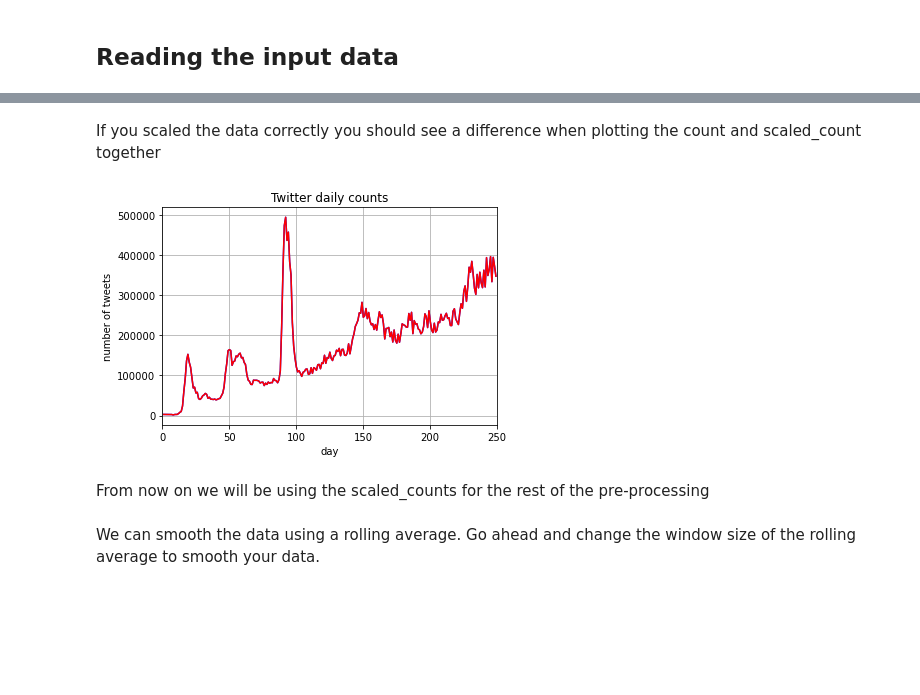
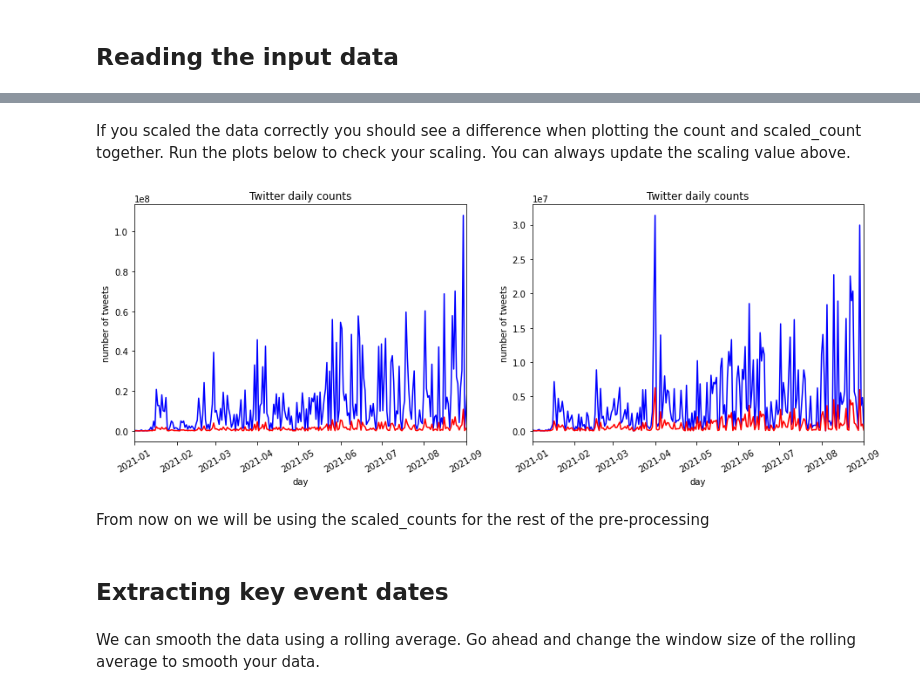
Before and after one commit to DjaziaLadjal/DS_example1, a Jupyter notebook: index.ipynb, the cells around one changed output, grey strips where cells are left out. Drawn from its saved outputs; the diff is of its cells as text; code cells hidden in the pictures; blank space fills up the shorter version.

```diff
--- a/index.ipynb
+++ b/index.ipynb
@@ -80,2 +111,0 @@ Replace in the code below the vcalue 1. by the population number in the UK.
-# %%
-twitter_counts['count_scaled']=twitter_counts['count']/1.
@@ -82,17 +121,33 @@ twitter_counts['count_scaled']=twitter_counts['count']/1.
+# %%
+twitter_counts['USA_scaled']=np.floor(twitter_counts['USA']/10.)
+twitter_counts['UK_scaled']=np.floor(twitter_counts['UK']/5.)
+twitter_counts['worldwide_scaled']=np.floor(twitter_counts['worldwide']/50.)
 # %% [markdown]
-If you scaled the data correctly you should see a difference when plotting the count and scaled_count together
+If you scaled the data correctly you should see a difference when plotting the count and scaled_count together.
+Run the plots below to check your scaling. You can always update the scaling value above.
 # %%
-fig, ax = plt.subplots()
-ax.plot(twitter_counts['day'],twitter_counts['count'],color='blue')
-ax.plot(twitter_counts['day'],twitter_counts['count_scaled'],color='red')
-ax.set(xlabel='day', ylabel='number of tweets',
-       title='Twitter daily counts',xlim=[0,250])
+fig, ax = plt.subplots(1,2,figsize=(15,5))
 
-ax.grid()
+ax[0].plot(twitter_counts['day'],twitter_counts['USA'],color='blue')
+ax[0].plot(twitter_counts['day'],twitter_counts['USA_scaled'],color='red')
+ax[0].set(xlabel='day', ylabel='number of tweets',
+       title='Twitter daily counts',\
+          xlim=[dt.date(2021, 1,1 ), dt.date(2021, 9, 1)])
+ax[0].tick_params(axis='x', rotation=30)
+
+ax[1].plot(twitter_counts['day'],twitter_counts['UK'],color='blue')
+ax[1].plot(twitter_counts['day'],twitter_counts['UK_scaled'],color='red')
+ax[1].set(xlabel='day', ylabel='number of tweets',
+       title='Twitter daily counts',\
+          xlim=[dt.date(2021, 1,1 ), dt.date(2021, 9, 1)])
+ax[1].tick_params(axis='x', rotation=30)
+
 plt.show()
 # %% [output]
-[figure, old version]
+[figure, new version]
 # %% [markdown]
 From now on we will be using the scaled_counts for the rest of the pre-processing
+# %% [markdown]
+## Extracting key event dates
 # %% [markdown]
 We can smooth the data using a rolling average. Go ahead and change the window size of the rolling average to smooth your data.
```
Also changed, not shown: parts of 39 cells of this notebook, 1 other file.
